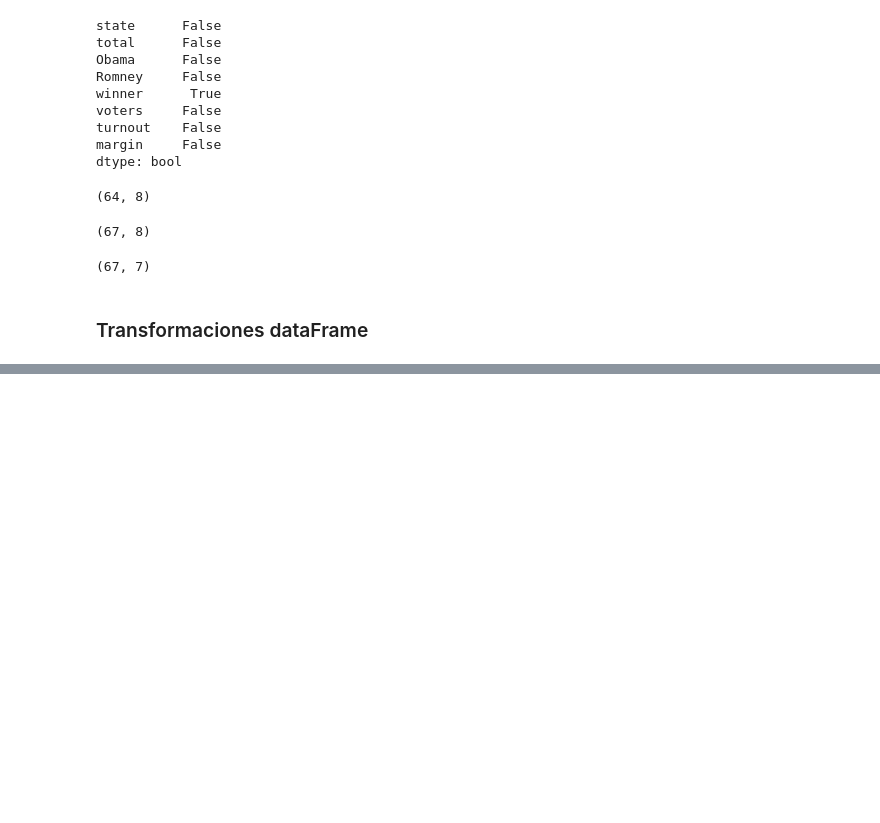
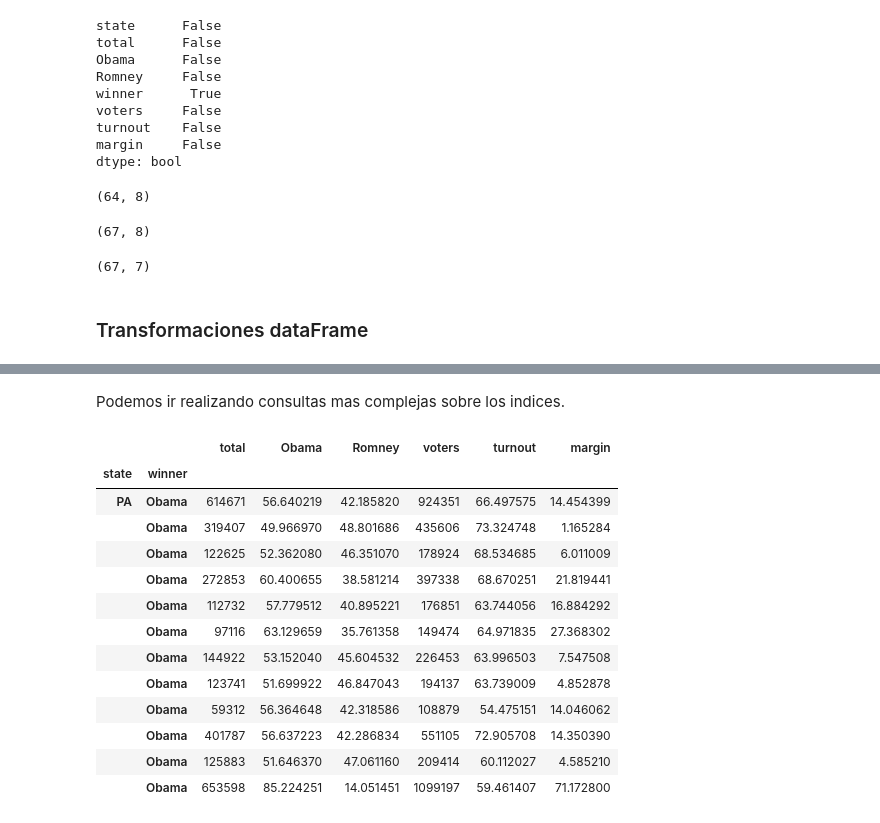
Before and after one commit to Corderodedios182/Resumenes-Python, a Jupyter notebook: Manipulating DataFrames with pandas.ipynb, the cells around one changed output, grey strips where cells are left out. Cells and saved outputs as stored; diff of their text form; code cells hidden in the pictures; blank space fills up the shorter version.

```diff
--- a/Manipulating DataFrames with pandas.ipynb
+++ b/Manipulating DataFrames with pandas.ipynb
@@ -259,0 +292,8 @@ election.dropna(thresh = 66, axis='columns').shape #Elimina la columna, que cont
+# %%
+from scipy.stats import zscore
+
+#En lugar de usar .apply(), tenemos funciones en scipy que ayudan. ejemplo zscore (Estad)
+turnout_zscore = zscore(election['turnout'])
+print(type(turnout_zscore))
+election['turnout_zscore'] = turnout_zscore
+election.head()
@@ -259,0 +335,5 @@ election.dropna(thresh = 66, axis='columns').shape #Elimina la columna, que cont
+# %%
+new_idx = [names.upper() for names in election.index]
+print(new_idx[0:5])
+election.index = new_idx
+election.head()
@@ -259,0 +348,5 @@ election.dropna(thresh = 66, axis='columns').shape #Elimina la columna, que cont
+# %%
+#Colocaremos un nombre a nuestros indices y columnas
+election.index.name = 'County'
+election.columns.name = 'Resultados'
+election.head()
@@ -259,0 +380,4 @@ election.dropna(thresh = 66, axis='columns').shape #Elimina la columna, que cont
+# %%
+election = election.set_index(['state','winner'])
+election.sort_index()
+election.head()
@@ -259,0 +402,20 @@ election.dropna(thresh = 66, axis='columns').shape #Elimina la columna, que cont
+# %% [markdown]
+Podemos ir realizando consultas mas complejas sobre los indices.
+# %%
+#Especificamos el primer nivel y el segundo nivel de index.
+election.loc[('PA','Obama'), :]
+# %% [output]
+|  |  | total | Obama | Romney | voters | turnout | margin |
+| state | winner |  |  |  |  |  |  |
+| PA | Obama | 614671 | 56.640219 | 42.185820 | 924351 | 66.497575 | 14.454399 |
+|  | Obama | 319407 | 49.966970 | 48.801686 | 435606 | 73.324748 | 1.165284 |
+|  | Obama | 122625 | 52.362080 | 46.351070 | 178924 | 68.534685 | 6.011009 |
+|  | Obama | 272853 | 60.400655 | 38.581214 | 397338 | 68.670251 | 21.819441 |
+|  | Obama | 112732 | 57.779512 | 40.895221 | 176851 | 63.744056 | 16.884292 |
+|  | Obama | 97116 | 63.129659 | 35.761358 | 149474 | 64.971835 | 27.368302 |
+|  | Obama | 144922 | 53.152040 | 45.604532 | 226453 | 63.996503 | 7.547508 |
+|  | Obama | 123741 | 51.699922 | 46.847043 | 194137 | 63.739009 | 4.852878 |
+|  | Obama | 59312 | 56.364648 | 42.318586 | 108879 | 54.475151 | 14.046062 |
+|  | Obama | 401787 | 56.637223 | 42.286834 | 551105 | 72.905708 | 14.350390 |
+|  | Obama | 125883 | 51.646370 | 47.061160 | 209414 | 60.112027 | 4.585210 |
+|  | Obama | 653598 | 85.224251 | 14.051451 | 1099197 | 59.461407 | 71.172800 |
```
Also changed, not shown: parts of 30 cells of this notebook.
